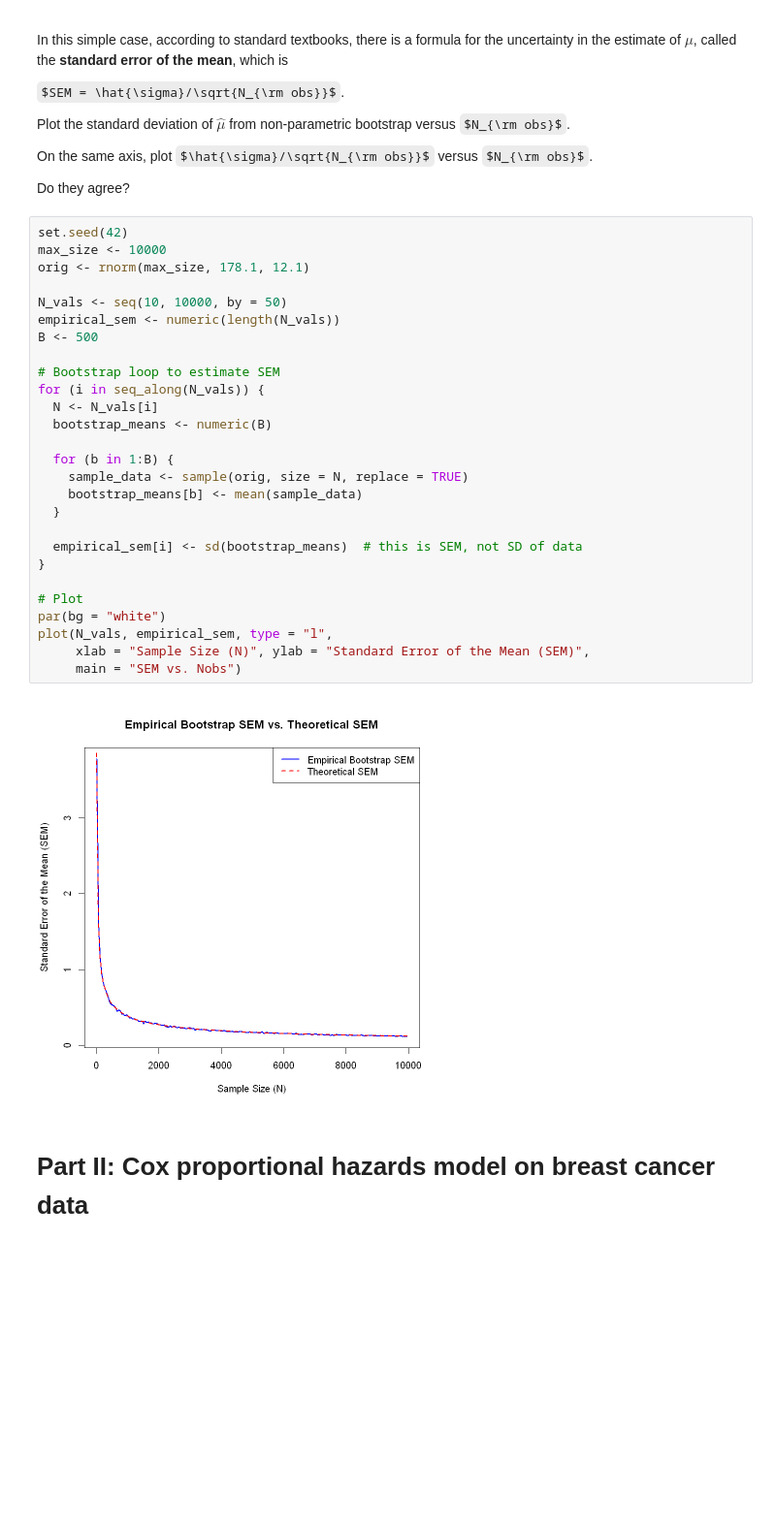
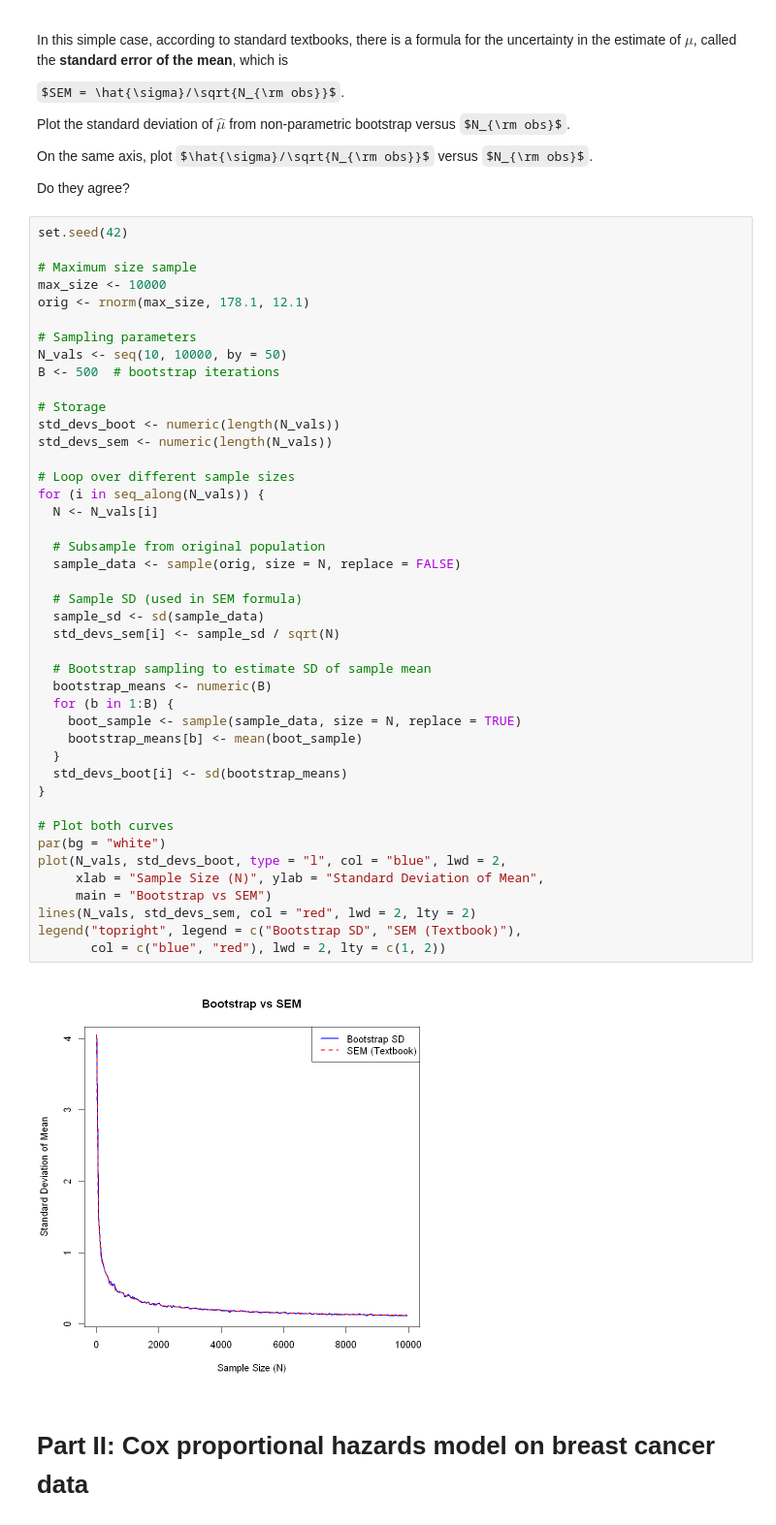
Before and after one commit to akarshkd/Math227C, a Jupyter notebook: ProblemSets_PartII/Math227C_P10.ipynb, the cells around one changed output. Shown at 97% size. Drawn from its saved outputs; the diff is of its cells as text; some formulas as TeX source; blank space fills up the shorter version.

```diff
--- a/ProblemSets_PartII/Math227C_P10.ipynb
+++ b/ProblemSets_PartII/Math227C_P10.ipynb
@@ -72,33 +72,49 @@ On the same axis, plot $\hat{\sigma}/\sqrt{N_{\rm obs}}$ versus $N_{\rm obs}$.
 Do they agree?
 # %%
 set.seed(42)
+
+# Maximum size sample
 max_size <- 10000
 orig <- rnorm(max_size, 178.1, 12.1)
 
+# Sampling parameters
 N_vals <- seq(10, 10000, by = 50)
-empirical_sem <- numeric(length(N_vals))
-B <- 500
+B <- 500  # bootstrap iterations
 
-# Bootstrap loop to estimate SEM
+# Storage
+std_devs_boot <- numeric(length(N_vals))
+std_devs_sem <- numeric(length(N_vals))
+
+# Loop over different sample sizes
 for (i in seq_along(N_vals)) {
   N <- N_vals[i]
+
+  # Subsample from original population
+  sample_data <- sample(orig, size = N, replace = FALSE)
+
+  # Sample SD (used in SEM formula)
+  sample_sd <- sd(sample_data)
+  std_devs_sem[i] <- sample_sd / sqrt(N)
+
+  # Bootstrap sampling to estimate SD of sample mean
   bootstrap_means <- numeric(B)
-
   for (b in 1:B) {
-    sample_data <- sample(orig, size = N, replace = TRUE)
-    bootstrap_means[b] <- mean(sample_data)
+    boot_sample <- sample(sample_data, size = N, replace = TRUE)
+    bootstrap_means[b] <- mean(boot_sample)
   }
-
-  empirical_sem[i] <- sd(bootstrap_means)  # this is SEM, not SD of data
+  std_devs_boot[i] <- sd(bootstrap_means)
 }
 
-# Plot
+# Plot both curves
 par(bg = "white")
-plot(N_vals, empirical_sem, type = "l",
-     xlab = "Sample Size (N)", ylab = "Standard Error of the Mean (SEM)",
-     main = "SEM vs. Nobs")
+plot(N_vals, std_devs_boot, type = "l", col = "blue", lwd = 2,
+     xlab = "Sample Size (N)", ylab = "Standard Deviation of Mean",
+     main = "Bootstrap vs SEM")
+lines(N_vals, std_devs_sem, col = "red", lwd = 2, lty = 2)
+legend("topright", legend = c("Bootstrap SD", "SEM (Textbook)"),
+       col = c("blue", "red"), lwd = 2, lty = c(1, 2))
 # %% [output]
-[figure, old version]
+[figure, new version]
 # %% [markdown]
 # Part II: Cox proportional hazards model on breast cancer data
 # %%
```
Also changed, not shown: parts of 8 cells of this notebook.
